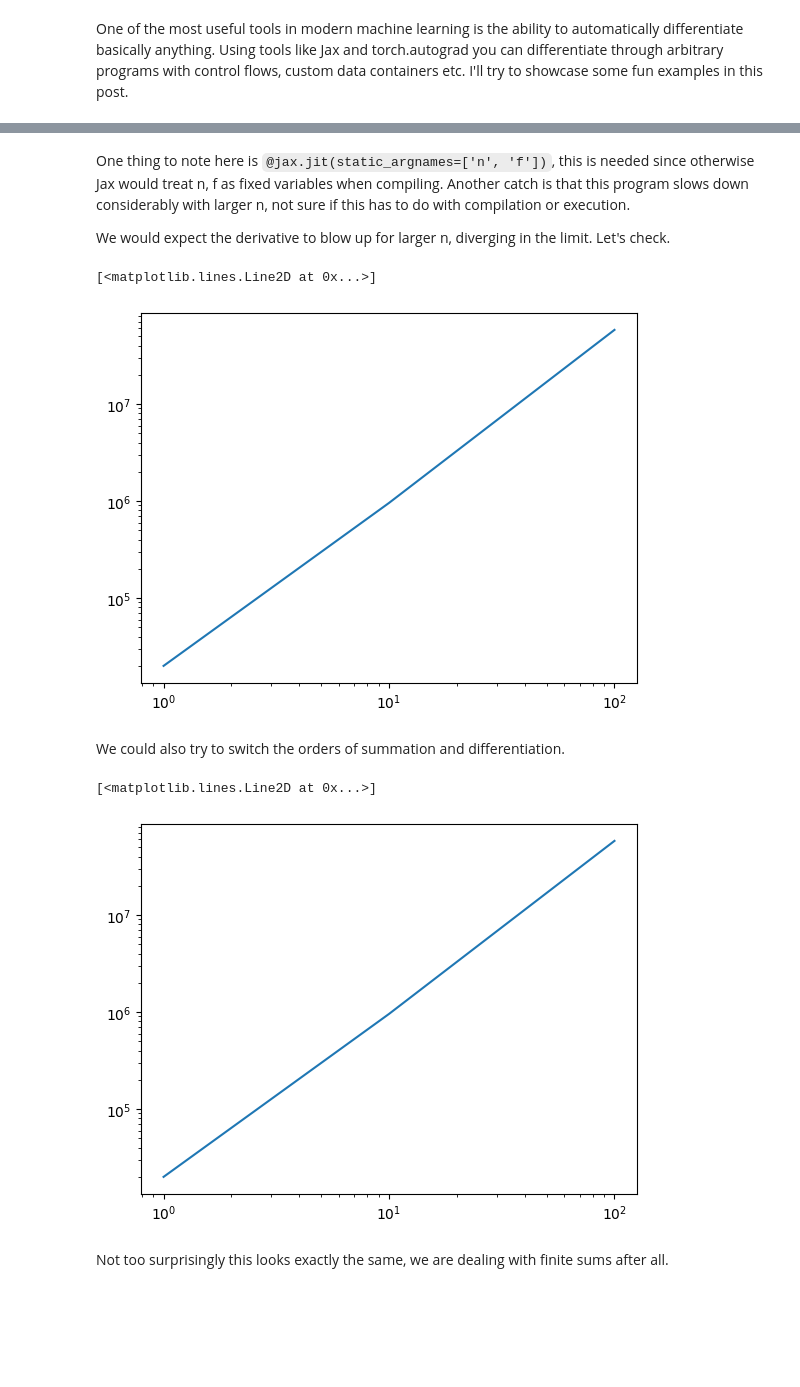
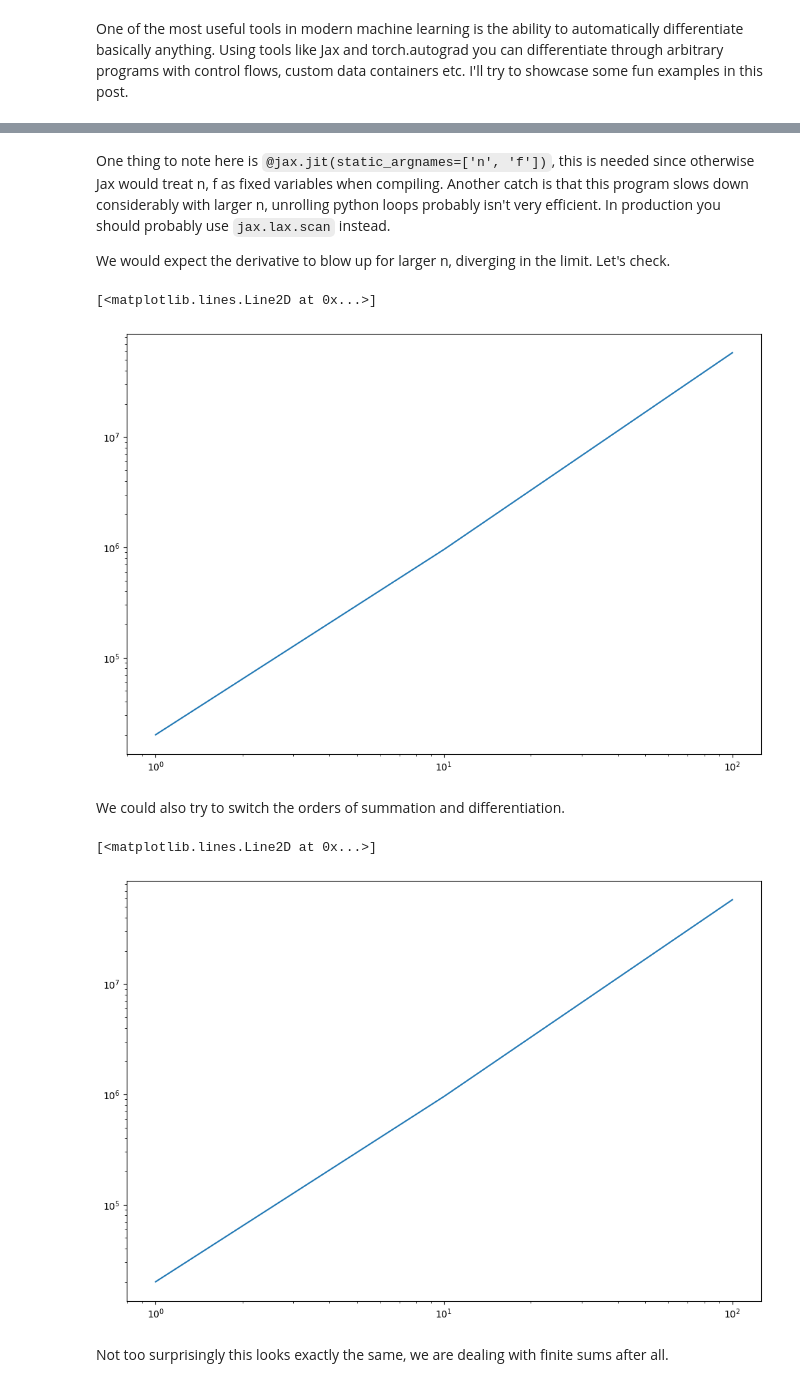
Before and after one commit to sodavann/RandomProjections, a Jupyter notebook: posts/Autodiff/Autodiff.ipynb, the cells around one changed output, grey strips where cells are left out. Drawn from its saved outputs; the diff is of its cells as text; code cells hidden in the pictures; blank space fills up the shorter version.

```diff
--- a/posts/Autodiff/Autodiff.ipynb
+++ b/posts/Autodiff/Autodiff.ipynb
@@ -22,8 +22,8 @@ import jax
 import jax.numpy as jnp
 import numpy as np
 from functools import partial
-import seaborn as sns
 import matplotlib.pyplot as plt
+plt.rcParams["figure.figsize"] = (12,8)
 # %%
 @jax.jit
 def w_term(x, n, a=1/2, b=3):
@@ -49,5 +49,5 @@ plt.plot(x,jax.vmap(jax.grad(w_n))(x));
 # %% [markdown]
-One thing to note here is `@jax.jit(static_argnames=['n', 'f'])`, this is needed since otherwise Jax would treat n, f as fixed variables when compiling. Another catch is that this program slows down considerably with larger n, not sure if this has to do with compilation or execution.
+One thing to note here is `@jax.jit(static_argnames=['n', 'f'])`, this is needed since otherwise Jax would treat n, f as fixed variables when compiling. Another catch is that this program slows down considerably with larger n, unrolling python loops probably isn't very efficient. In production you should probably use `jax.lax.scan` instead.
 
 We would expect the derivative to blow up for larger n, diverging in the limit. Let's check.
 # %%
@@ -60,20 +60,21 @@ for n in ns:
 plt.loglog(ns, norms)
 # %% [output]
 [<matplotlib.lines.Line2D at 0x...>]
-[figure, old version]
+[figure, new version]
 # %% [markdown]
 We could also try to switch the orders of summation and differentiation.
 # %%
 ns = 10**np.arange(3)
 norms = []
 for n in ns:
+    wt_n = partial(w_term, n=n)
     w_n = partial(weierstrass, n=n, f=jax.grad(wt_n))
     norms.append(jnp.linalg.norm(jax.vmap(w_n)(x),1))
 
 plt.loglog(ns, norms)
 # %% [output]
 [<matplotlib.lines.Line2D at 0x...>]
-[figure, old version]
+[figure, new version]
 # %% [markdown]
 Not too surprisingly this looks exactly the same, we are dealing with finite sums after all.
 # %% [markdown]
```
Also changed, not shown: parts of 8 cells of this notebook, 11 other files.
